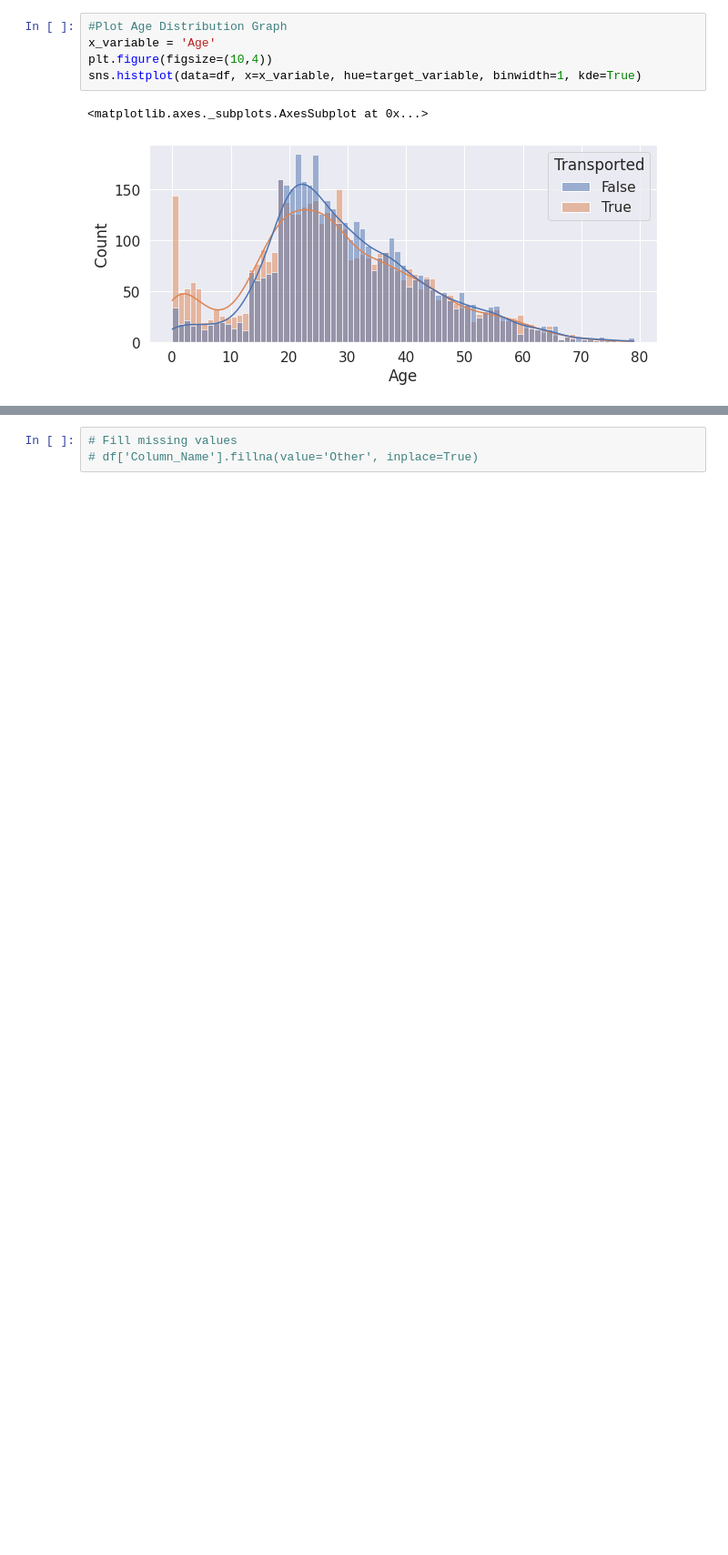
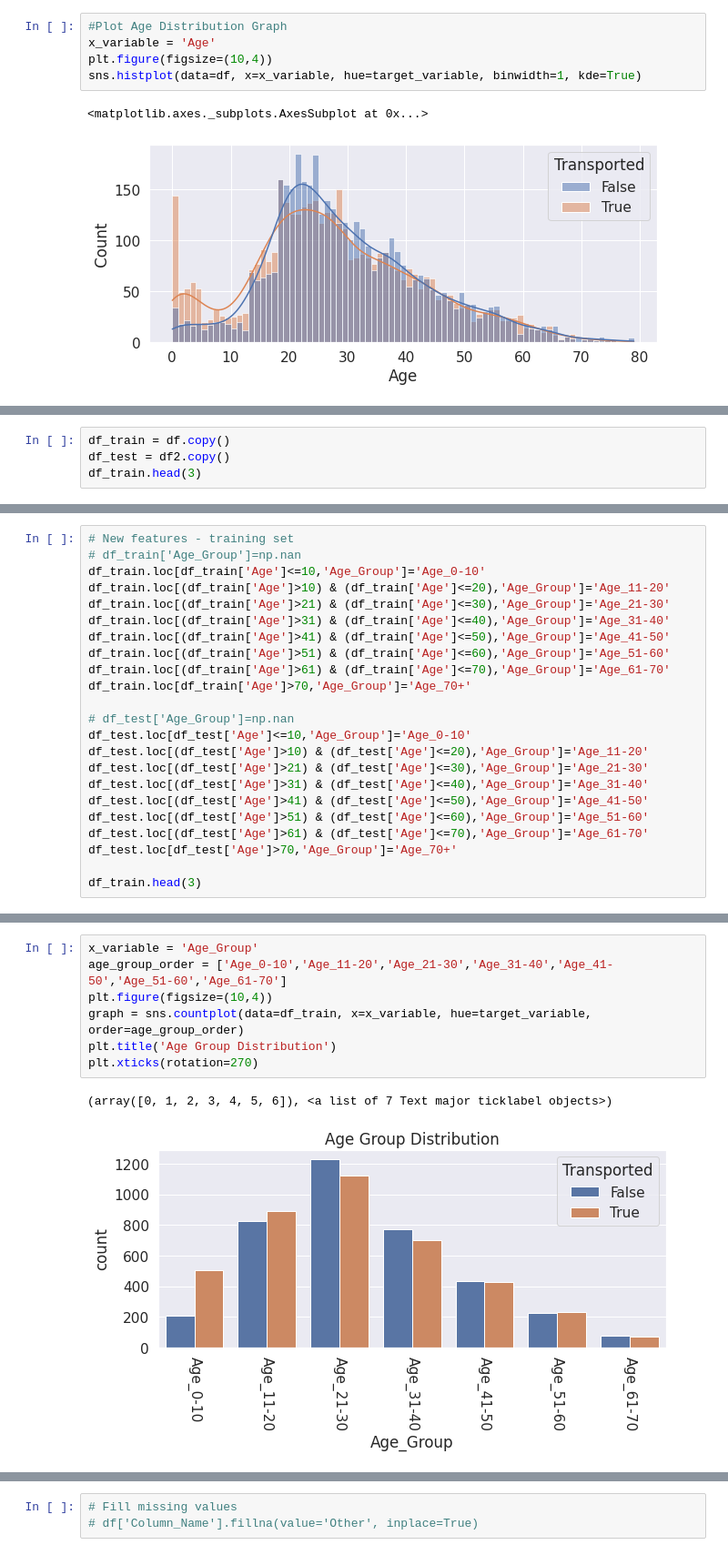
Before and after one commit to bdfd/Project_06OP-Spaceship_Titanic_Survial_Prediction, a Jupyter notebook: Spaceship_Titanic_Survial_Prediction.ipynb, the cells around one changed output, grey strips where cells are left out. Shown: that part at 91% size. Cells and saved outputs as stored; diff of their text form; blank space fills up the shorter version.

```diff
--- a/Spaceship_Titanic_Survial_Prediction.ipynb
+++ b/Spaceship_Titanic_Survial_Prediction.ipynb
@@ -257,0 +270,4 @@ We might consider dropping the VIP column to prevent overfitting.
+# %%
+df_train = df.copy()
+df_test = df2.copy()
+df_train.head(3)
@@ -257,0 +295,23 @@ We might consider dropping the VIP column to prevent overfitting.
+# %%
+# New features - training set
+# df_train['Age_Group']=np.nan
+df_train.loc[df_train['Age']<=10,'Age_Group']='Age_0-10'
+df_train.loc[(df_train['Age']>10) & (df_train['Age']<=20),'Age_Group']='Age_11-20'
+df_train.loc[(df_train['Age']>21) & (df_train['Age']<=30),'Age_Group']='Age_21-30'
+df_train.loc[(df_train['Age']>31) & (df_train['Age']<=40),'Age_Group']='Age_31-40'
+df_train.loc[(df_train['Age']>41) & (df_train['Age']<=50),'Age_Group']='Age_41-50'
+df_train.loc[(df_train['Age']>51) & (df_train['Age']<=60),'Age_Group']='Age_51-60'
+df_train.loc[(df_train['Age']>61) & (df_train['Age']<=70),'Age_Group']='Age_61-70'
+df_train.loc[df_train['Age']>70,'Age_Group']='Age_70+'
+
+# df_test['Age_Group']=np.nan
+df_test.loc[df_test['Age']<=10,'Age_Group']='Age_0-10'
+df_test.loc[(df_test['Age']>10) & (df_test['Age']<=20),'Age_Group']='Age_11-20'
+df_test.loc[(df_test['Age']>21) & (df_test['Age']<=30),'Age_Group']='Age_21-30'
+df_test.loc[(df_test['Age']>31) & (df_test['Age']<=40),'Age_Group']='Age_31-40'
+df_test.loc[(df_test['Age']>41) & (df_test['Age']<=50),'Age_Group']='Age_41-50'
+df_test.loc[(df_test['Age']>51) & (df_test['Age']<=60),'Age_Group']='Age_51-60'
+df_test.loc[(df_test['Age']>61) & (df_test['Age']<=70),'Age_Group']='Age_61-70'
+df_test.loc[df_test['Age']>70,'Age_Group']='Age_70+'
+
+df_train.head(3)
@@ -257,0 +335,10 @@ We might consider dropping the VIP column to prevent overfitting.
+# %%
+x_variable = 'Age_Group'
+age_group_order = ['Age_0-10','Age_11-20','Age_21-30','Age_31-40','Age_41-50','Age_51-60','Age_61-70']
+plt.figure(figsize=(10,4))
+graph = sns.countplot(data=df_train, x=x_variable, hue=target_variable, order=age_group_order)
+plt.title('Age Group Distribution')
+plt.xticks(rotation=270)
+# %% [output]
+(array([0, 1, 2, 3, 4, 5, 6]), <a list of 7 Text major ticklabel objects>)
+[figure, added]
```
Also changed, not shown: parts of 29 cells of this notebook.
